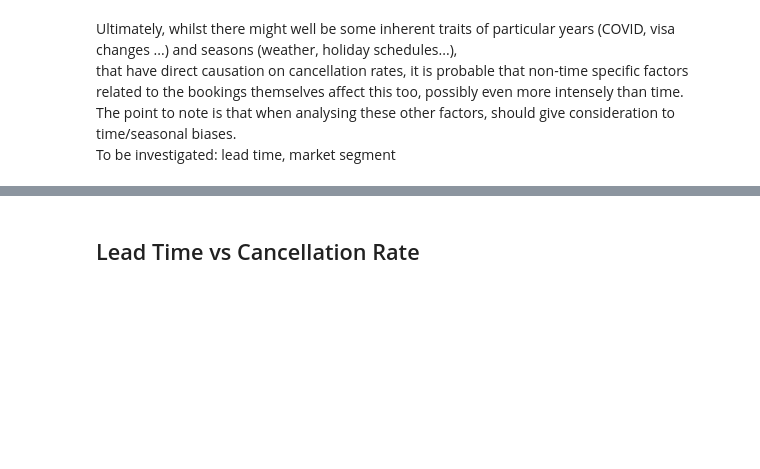
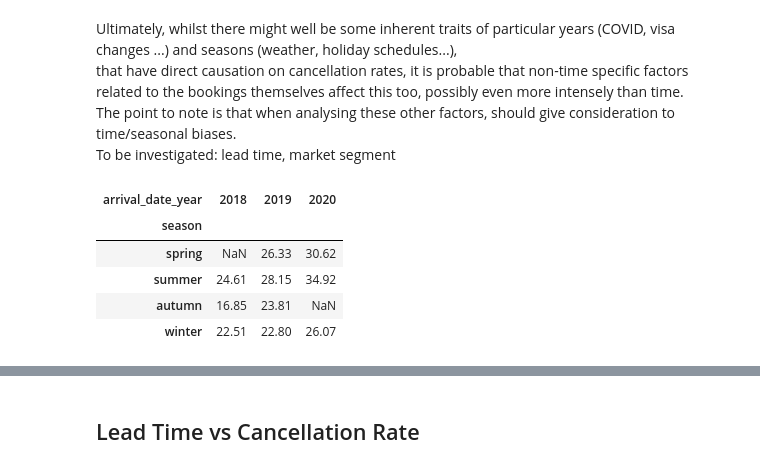
Before and after one commit to dngsus/data_analysis, a Jupyter notebook: 01 Hotel Bookings/01 Hotel v01.ipynb, the cells around one changed output, grey strips where cells are left out. Drawn from its saved outputs; the diff is of its cells as text; code cells hidden in the pictures; blank space fills up the shorter version.

```diff
--- a/01 Hotel Bookings/01 Hotel v01.ipynb
+++ b/01 Hotel Bookings/01 Hotel v01.ipynb
@@ -1046,3 +1000,15 @@ Ultimately, whilst there might well be some inherent traits of particular years
 that have direct causation on cancellation rates, it is probable that non-time specific factors related to the bookings themselves affect this too, possibly even more intensely than time.<br>
 The point to note is that when analysing these other factors, should give consideration to time/seasonal biases.<br>
 To be investigated: lead time, market segment
+# %%
+df_seasonal_cancellations_chart = df_seasonal_cancellations[["arrival_date_year", "season", "cancellation_rate"]][df_seasonal_cancellations["arrival_date_year"].isin([2018, 2019, 2020])]
+df_seasonal_cancellations_chart = df_seasonal_cancellations_chart.pivot(index = "season", columns = "arrival_date_year", values = "cancellation_rate")
+df_seasonal_cancellations_chart *= 100
+df_seasonal_cancellations_chart
+# %% [output]
+| arrival_date_year | 2018 | 2019 | 2020 |
+| season |  |  |  |
+| spring | NaN | 26.33 | 30.62 |
+| summer | 24.61 | 28.15 | 34.92 |
+| autumn | 16.85 | 23.81 | NaN |
+| winter | 22.51 | 22.80 | 26.07 |
```
Also changed, not shown: parts of 9 cells of this notebook.
